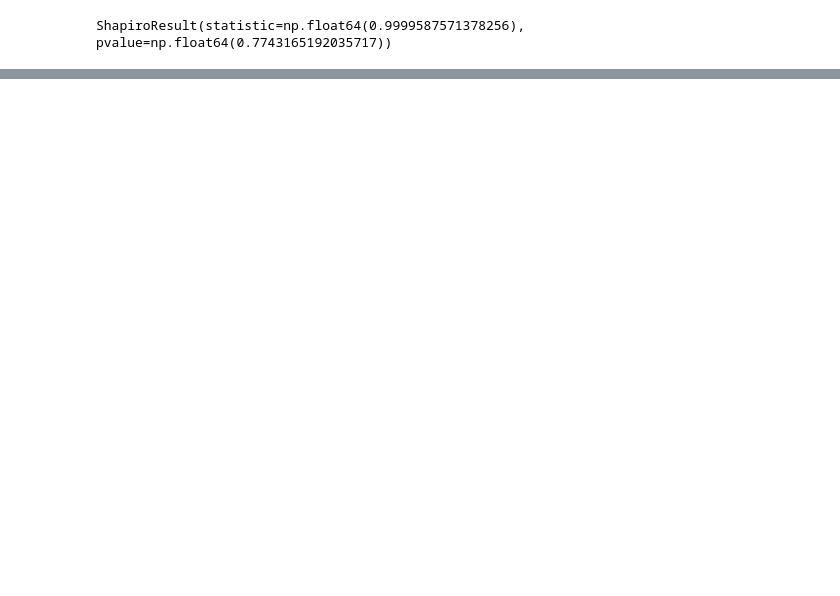
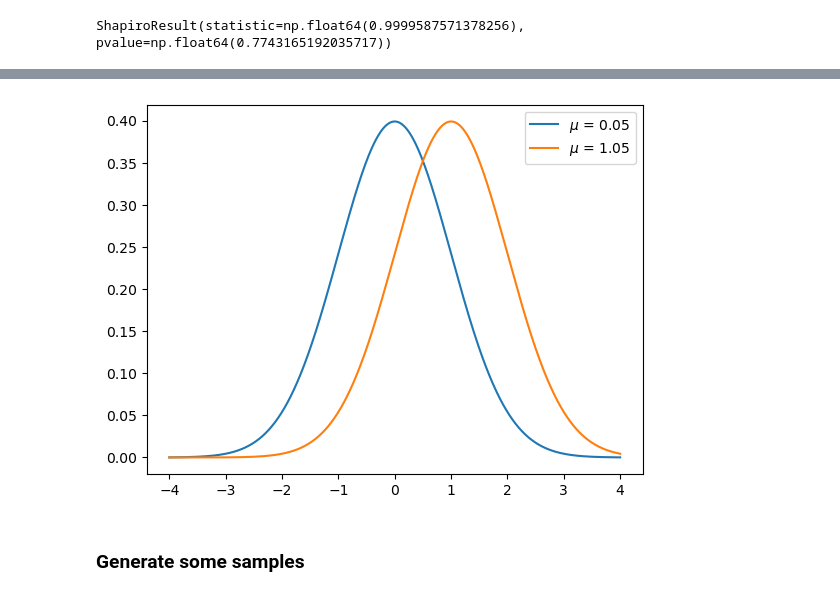
Before and after one commit to a-o-connor/applied_statistics_assessment, a Jupyter notebook: roughwork/applied_stats_notes.ipynb, the cells around one changed output, grey strips where cells are left out. Saved outputs shown, nothing was run; the diff lists cells and outputs as text; code cells hidden in the pictures; blank space fills up the shorter version.

```diff
--- a/roughwork/applied_stats_notes.ipynb
+++ b/roughwork/applied_stats_notes.ipynb
@@ -441,0 +456,10 @@ ShapiroResult(statistic=np.float64(0.9999587571378256), pvalue=np.float64(0.7743
+# %%
+fig, ax = plt.subplots()
+x=np.linspace(-4, 4, 1000)
+ax.plot(x, stats.norm.pdf(x, 0, 1), label = "$\mu$ = 0.05") #Stats.norm.pdf(x, loc, scale)
+ax.plot(x, stats.norm.pdf(x, 1, 1), label = "$\mu$ = 1.05")
+ax.legend();
+# %% [output]
+[figure, added]
+# %% [markdown]
+### Generate some samples
```
Also changed, not shown: parts of 9 cells of this notebook, 2 other files.
